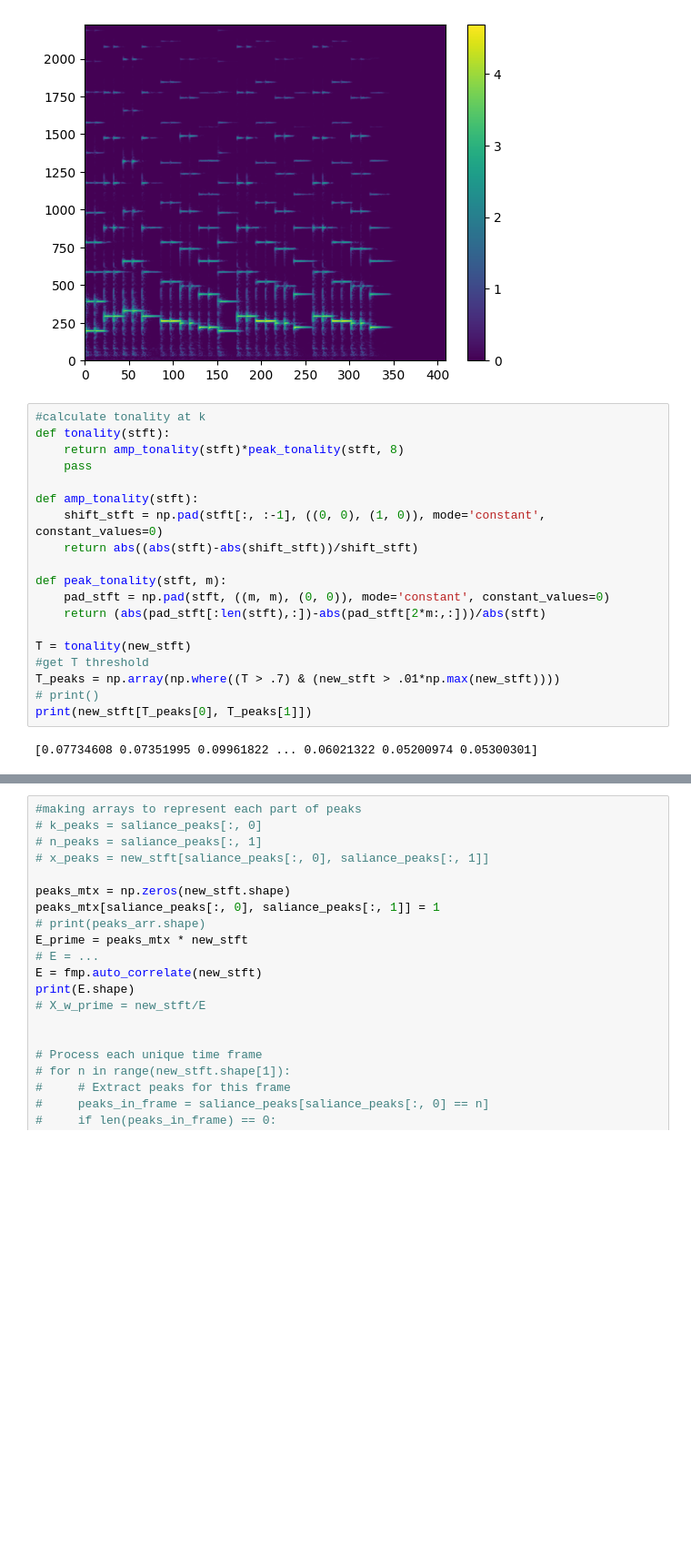
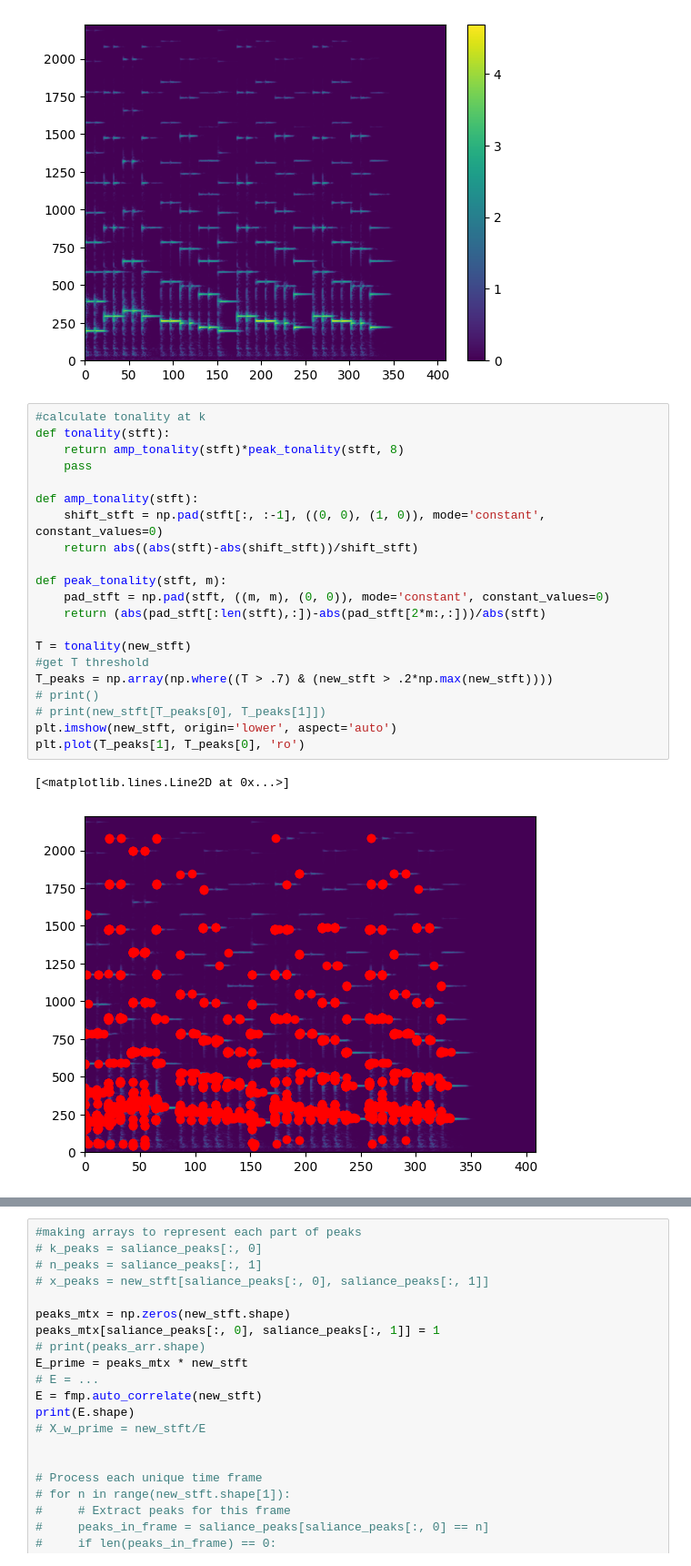
Before and after one commit to johnmagira/fmp_project, a Jupyter notebook: pitch_detection.ipynb, the cells around one changed output, grey strips where cells are left out. Shown: that part at 91% size. Drawn from its saved outputs; the diff is of its cells as text; blank space fills up the shorter version.

```diff
--- a/pitch_detection.ipynb
+++ b/pitch_detection.ipynb
@@ -27,24 +27,27 @@ plt.colorbar()
 # %%
 #calculate tonality at k
 def tonality(stft):
     return amp_tonality(stft)*peak_tonality(stft, 8)
     pass
 
 def amp_tonality(stft):
     shift_stft = np.pad(stft[:, :-1], ((0, 0), (1, 0)), mode='constant', constant_values=0)
     return abs((abs(stft)-abs(shift_stft))/shift_stft)
 
 def peak_tonality(stft, m):
     pad_stft = np.pad(stft, ((m, m), (0, 0)), mode='constant', constant_values=0)
     return (abs(pad_stft[:len(stft),:])-abs(pad_stft[2*m:,:]))/abs(stft)
 
 T = tonality(new_stft)
 #get T threshold
-T_peaks = np.array(np.where((T > .7) & (new_stft > .01*np.max(new_stft))))
+T_peaks = np.array(np.where((T > .7) & (new_stft > .2*np.max(new_stft))))
 # print()
-print(new_stft[T_peaks[0], T_peaks[1]])
+# print(new_stft[T_peaks[0], T_peaks[1]])
+plt.imshow(new_stft, origin='lower', aspect='auto')
+plt.plot(T_peaks[1], T_peaks[0], 'ro')
 # %% [output]
-[0.07734608 0.07351995 0.09961822 ... 0.06021322 0.05200974 0.05300301]
+[<matplotlib.lines.Line2D at 0x...>]
+[figure, added]
 # %%
 #calculate saliance values of remaining k and do a threshold with max saliance val
 sal_stft = snd_stft**.25
```
Also changed, not shown: parts of 2 cells of this notebook.
